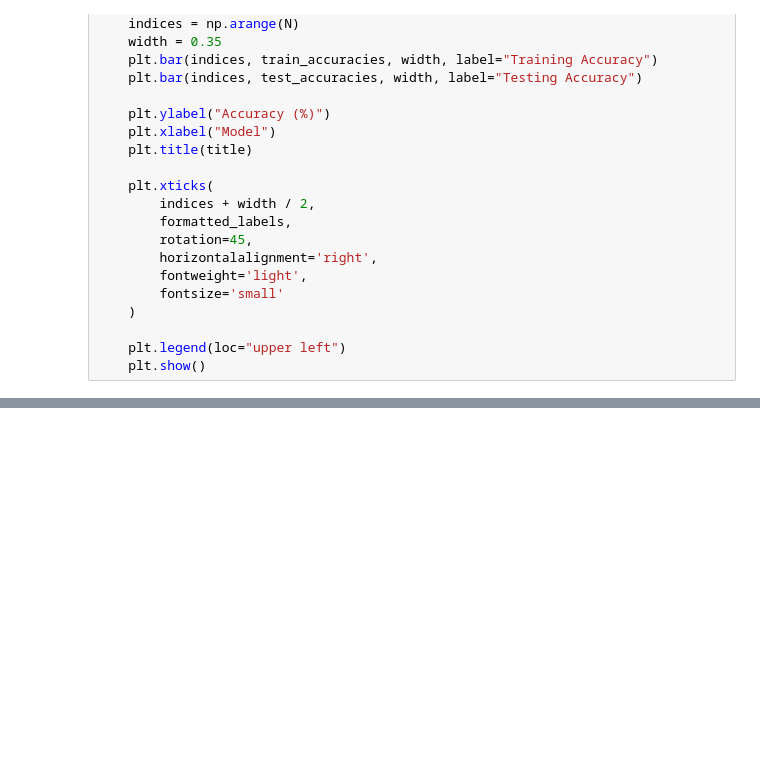
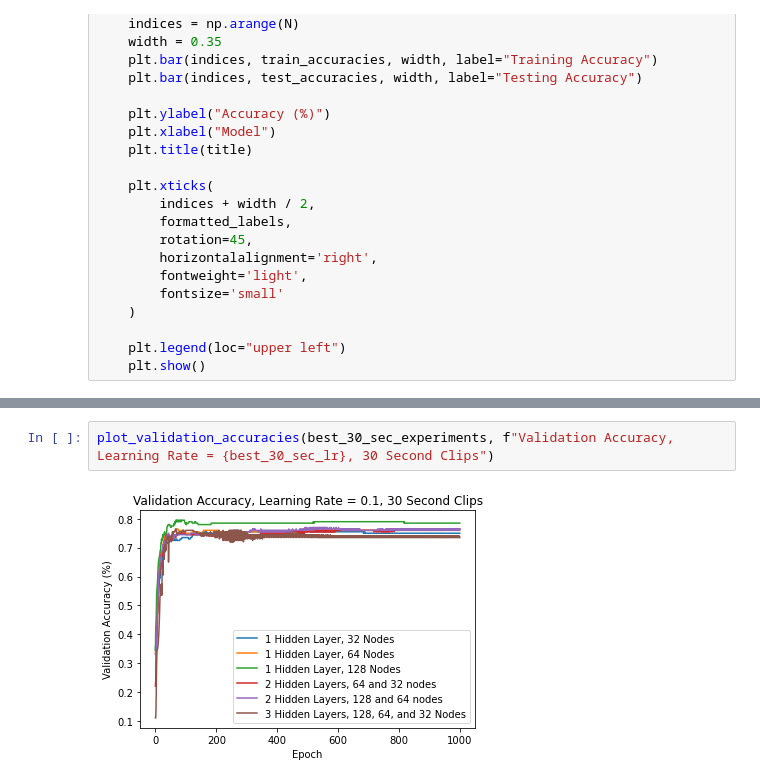
Before and after one commit to matthew-gries/ds4400-final-project, a Jupyter notebook: notebooks/neural_net.ipynb, the cells around one changed output, grey strips where cells are left out. Saved outputs shown, nothing was run; the diff lists cells and outputs as text; blank space fills up the shorter version.

```diff
--- a/notebooks/neural_net.ipynb
+++ b/notebooks/neural_net.ipynb
@@ -417 +476,5 @@ plot_loss(best_30_sec_experiments, f"Training Loss, Learning Rate = {best_30_sec
+# %%
+plot_validation_accuracies(best_30_sec_experiments, f"Validation Accuracy, Learning Rate = {best_30_sec_lr}, 30 Second Clips")
+# %% [output]
+[figure, added]
 # %%
```
Also changed, not shown: parts of 30 cells of this notebook, 2 other files.
